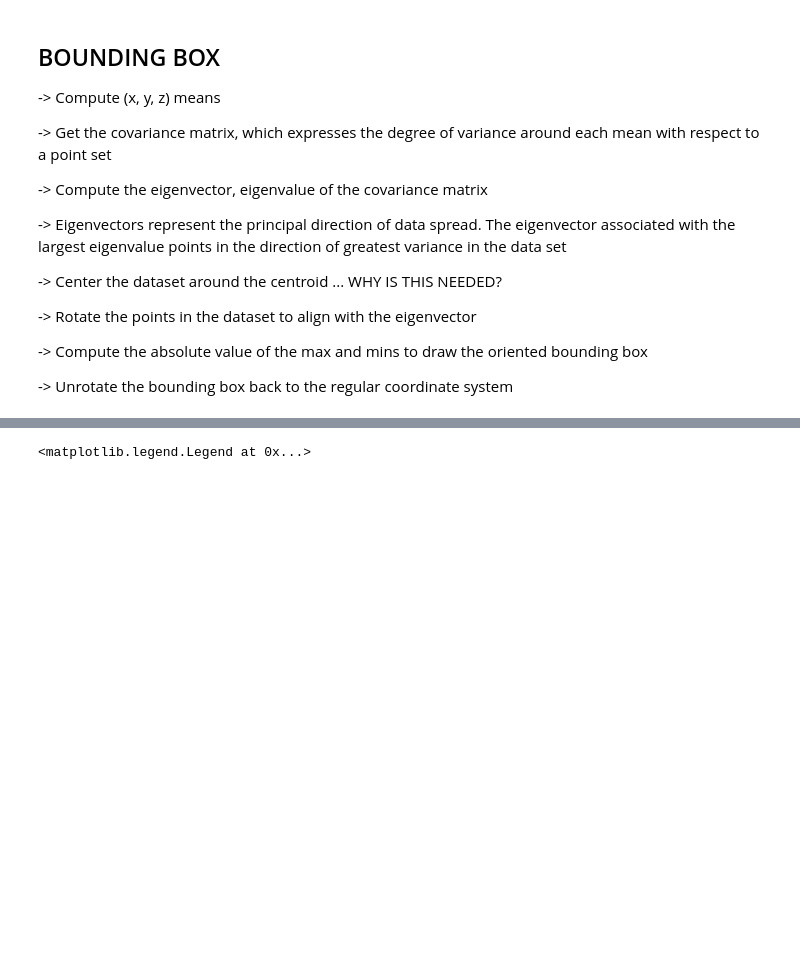
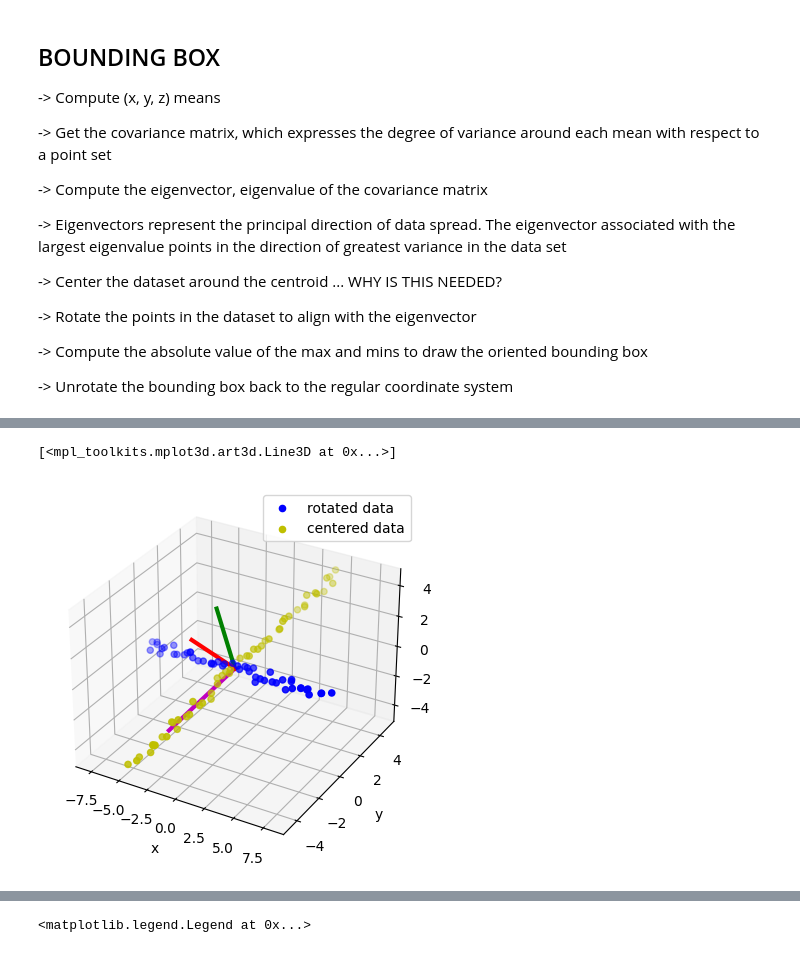
Before and after one commit to VRazgaitis/geometry_engine, a Jupyter notebook: bounding_box.ipynb, the cells around one changed output, grey strips where cells are left out. Drawn from its saved outputs; the diff is of its cells as text; code cells hidden in the pictures; blank space fills up the shorter version.

```diff
--- a/bounding_box.ipynb
+++ b/bounding_box.ipynb
@@ -79,0 +105,22 @@ ax.plot([0, eigenvectors[0, 2]],  [0, eigenvectors[1, 2]], [0, eigenvectors[2, 2
+# %%
+# Now, we need to rotate the dataset to align with the eigenvector basis
+rotated_coordinates = np.matmul(eigenvectors.T, centered_data)
+
+# plot the points
+fig = plt.figure()
+ax = fig.add_subplot(111, projection='3d')
+ax.scatter(rotated_coordinates[0,:], rotated_coordinates[1,:], rotated_coordinates[2,:], color='b', label="rotated data")
+ax.scatter(centered_data[0,:], centered_data[1,:], centered_data[2,:], color='y', label="centered data")
+ax.legend()
+ax.set_xlabel('x')
+ax.set_ylabel('y')
+ax.set_zlabel('z')
+
+# eigen basis
+eigen_v_scaling=5
+ax.plot([0, eigenvectors[0, 0]*eigen_v_scaling],  [0, eigenvectors[1, 0]*eigen_v_scaling], [0, eigenvectors[2, 0]*eigen_v_scaling], color='m', linewidth=3)
+ax.plot([0, eigenvectors[0, 1]*eigen_v_scaling],  [0, eigenvectors[1, 1]*eigen_v_scaling], [0, eigenvectors[2, 1]*eigen_v_scaling], color='g', linewidth=3)
+ax.plot([0, eigenvectors[0, 2]*eigen_v_scaling],  [0, eigenvectors[1, 2]*eigen_v_scaling], [0, eigenvectors[2, 2]*eigen_v_scaling], color='r', linewidth=3)
+# %% [output]
+[<mpl_toolkits.mplot3d.art3d.Line3D at 0x...>]
+[figure, added]
```
Also changed, not shown: parts of 7 cells of this notebook.
